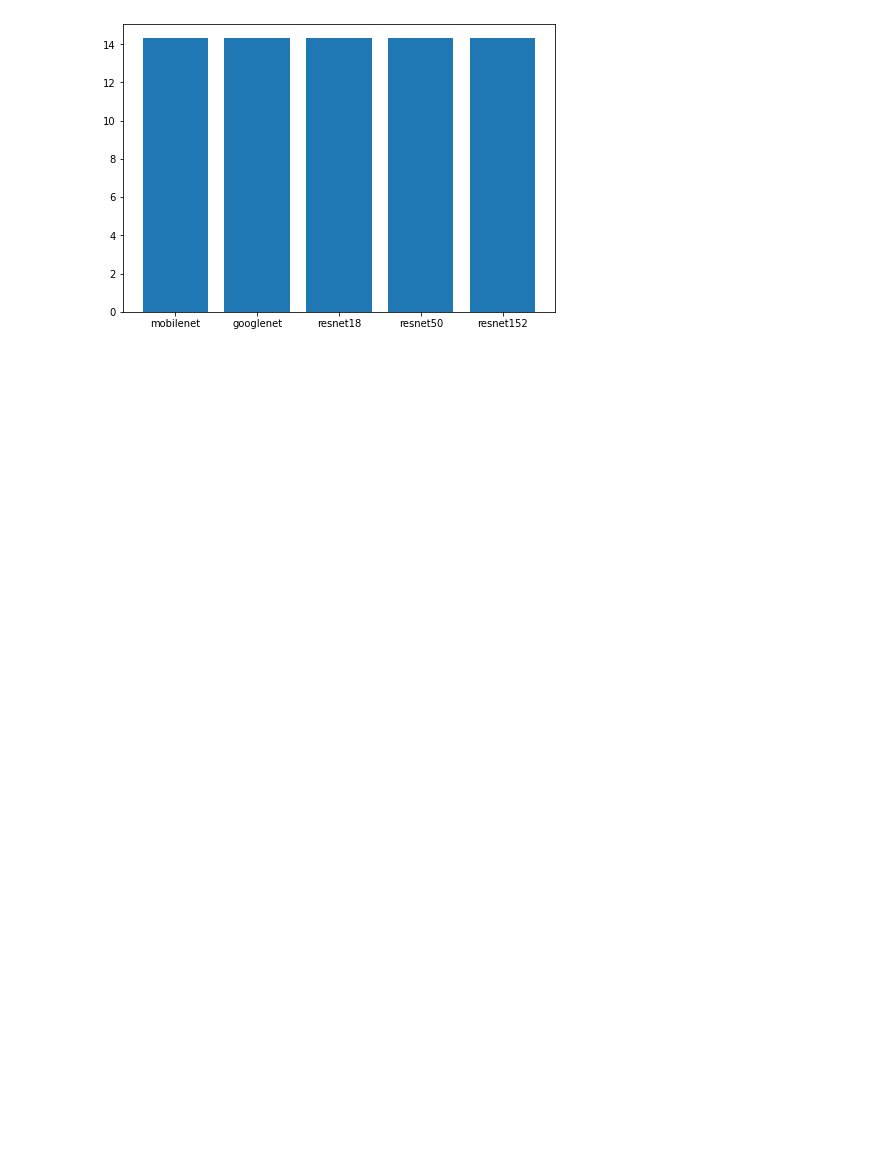
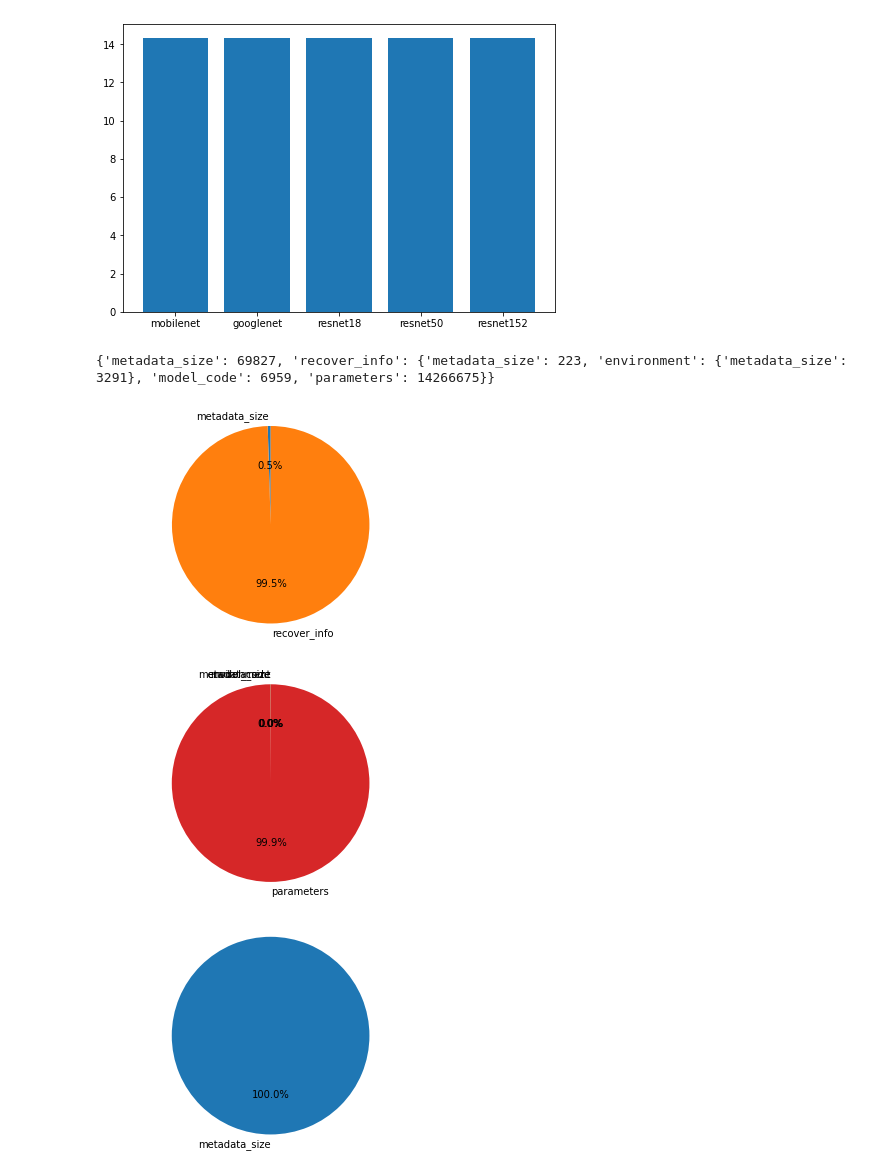
Before and after one commit to slin96/master-thesis, a Jupyter notebook: experiments/plots/storage_consumption.ipynb, the cells around one changed output. Saved outputs shown, nothing was run; the diff lists cells and outputs as text; code cells hidden in the pictures; blank space fills up the shorter version.

Commit message:
recursive plot of storage infos

```diff
--- a/experiments/plots/storage_consumption.ipynb
+++ b/experiments/plots/storage_consumption.ipynb
@@ -30,7 +33,7 @@ print(baseline_storage_infos)
 # %% [output]
 [{'U_1': {'metadata_size': 69827, 'recover_info': {'metadata_size': 223, 'environment': {'metadata_size': 3291}, 'model_code': 6959, 'parameters': 14266675}}, 'U_3_1_1': {'metadata_size': 69870, 'reco ...
 # %%
-total_storage_consumptions = baseline_storage_infos.copy()
+total_storage_consumptions = copy.deepcopy(baseline_storage_infos)
 for st_info in total_storage_consumptions:
     for k, v in st_info.items():
         st_info[k] = total_storage_consumption(v)
@@ -52,3 +55,26 @@ ax.bar(MODEL_NAMES, mbs)
 plt.show()
 # %% [output]
 [figure]
+# %%
+def pie_chart(labels, sizes):
+    fig1, ax1 = plt.subplots()
+    ax1.pie(sizes, labels=labels, autopct='%1.1f%%', shadow=False, startangle=90)
+    ax1.axis('equal')  # Equal aspect ratio ensures that pie is drawn as a circle.
+
+    plt.show()
+# %%
+def recursive_pie_chart(root_storage_info):
+    l, s = create_pie_chart_sizes_and_labels(root_storage_info)
+    pie_chart(l, s)
+    for k, v in root_storage_info.items():
+        if isinstance(v, dict):
+            recursive_pie_chart(v)
+# %%
+example_storage_info = baseline_storage_infos[0]['U_1']
+print(example_storage_info)
+recursive_pie_chart(example_storage_info)
+# %% [output]
+{'metadata_size': 69827, 'recover_info': {'metadata_size': 223, 'environment': {'metadata_size': 3291}, 'model_code': 6959, 'parameters': 14266675}}
+[figure, added]
+[figure, added]
+[figure, added]
```
Also changed, not shown: parts of 3 cells of this notebook, 1 other file.
